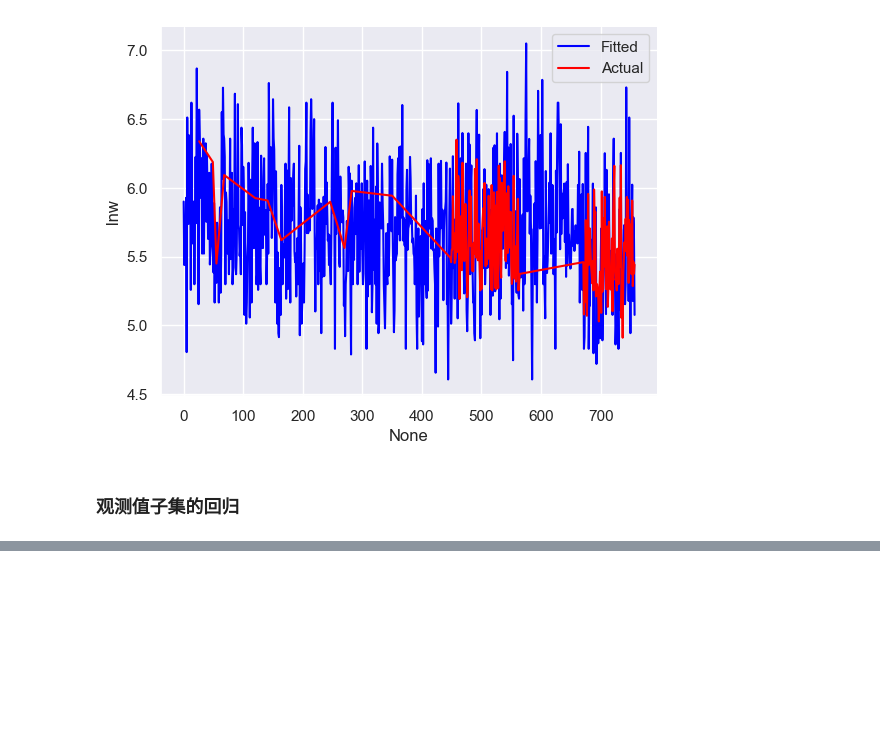
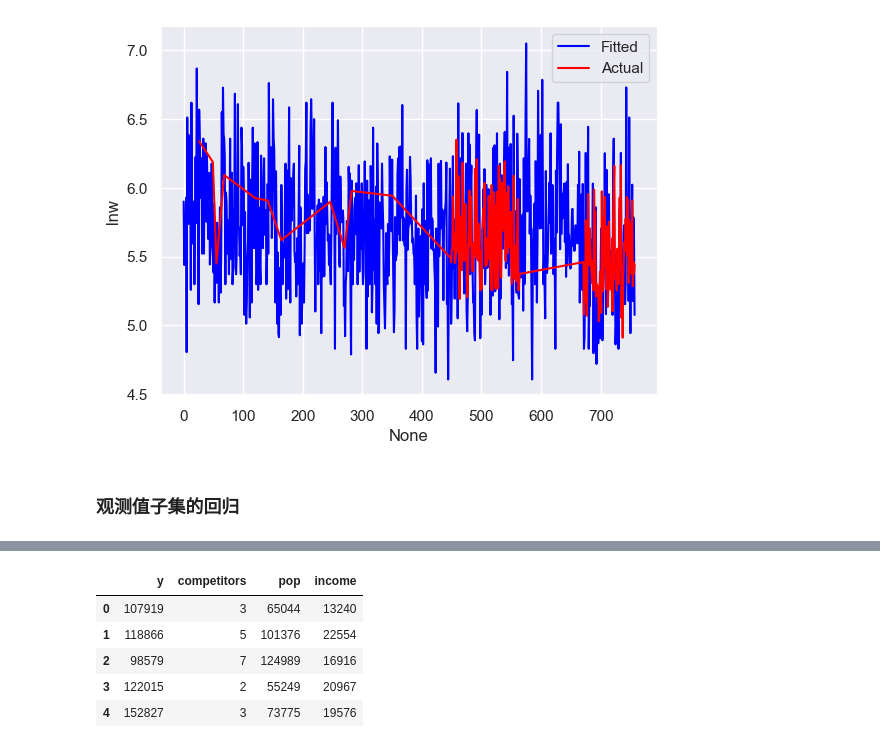
Before and after one commit to watalo/eco-stats, a Jupyter notebook: Econometrics_cq/1_Code/Chapter_05.ipynb, the cells around one changed output, grey strips where cells are left out. Cells and saved outputs as stored; diff of their text form; code cells hidden in the pictures; blank space fills up the shorter version.

```diff
--- a/Econometrics_cq/1_Code/Chapter_05.ipynb
+++ b/Econometrics_cq/1_Code/Chapter_05.ipynb
@@ -444,0 +625,10 @@ Notes:
+# %%
+woody = pd.read_stata('../2_Data/Data-2e/Woody3.dta')
+woody.head()
+# %% [output]
+|  | y | competitors | pop | income |
+| 0 | 107919 | 3 | 65044 | 13240 |
+| 1 | 118866 | 5 | 101376 | 22554 |
+| 2 | 98579 | 7 | 124989 | 16916 |
+| 3 | 122015 | 2 | 55249 | 20967 |
+| 4 | 152827 | 3 | 73775 | 19576 |
```
Also changed, not shown: parts of 22 cells of this notebook, 2 other files.
